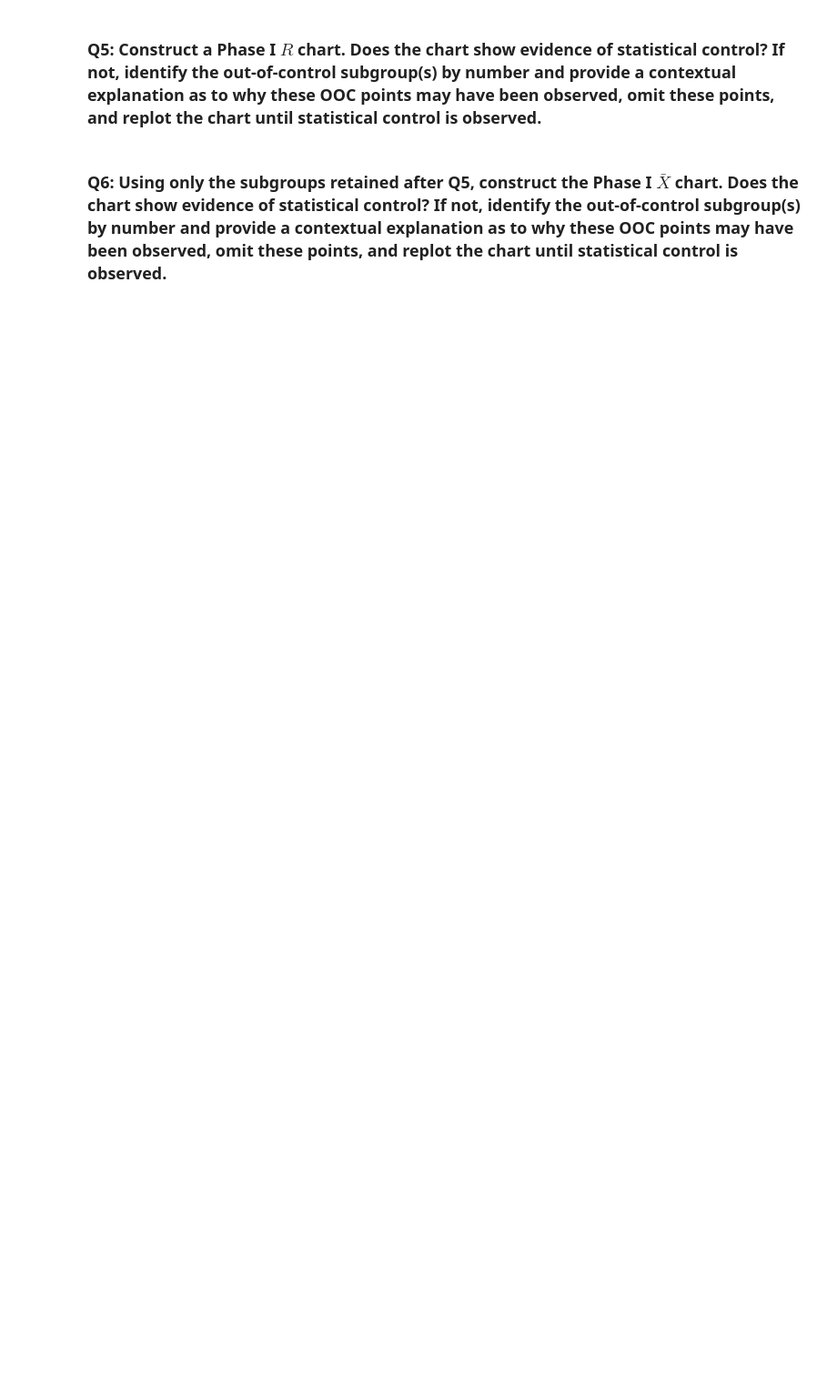
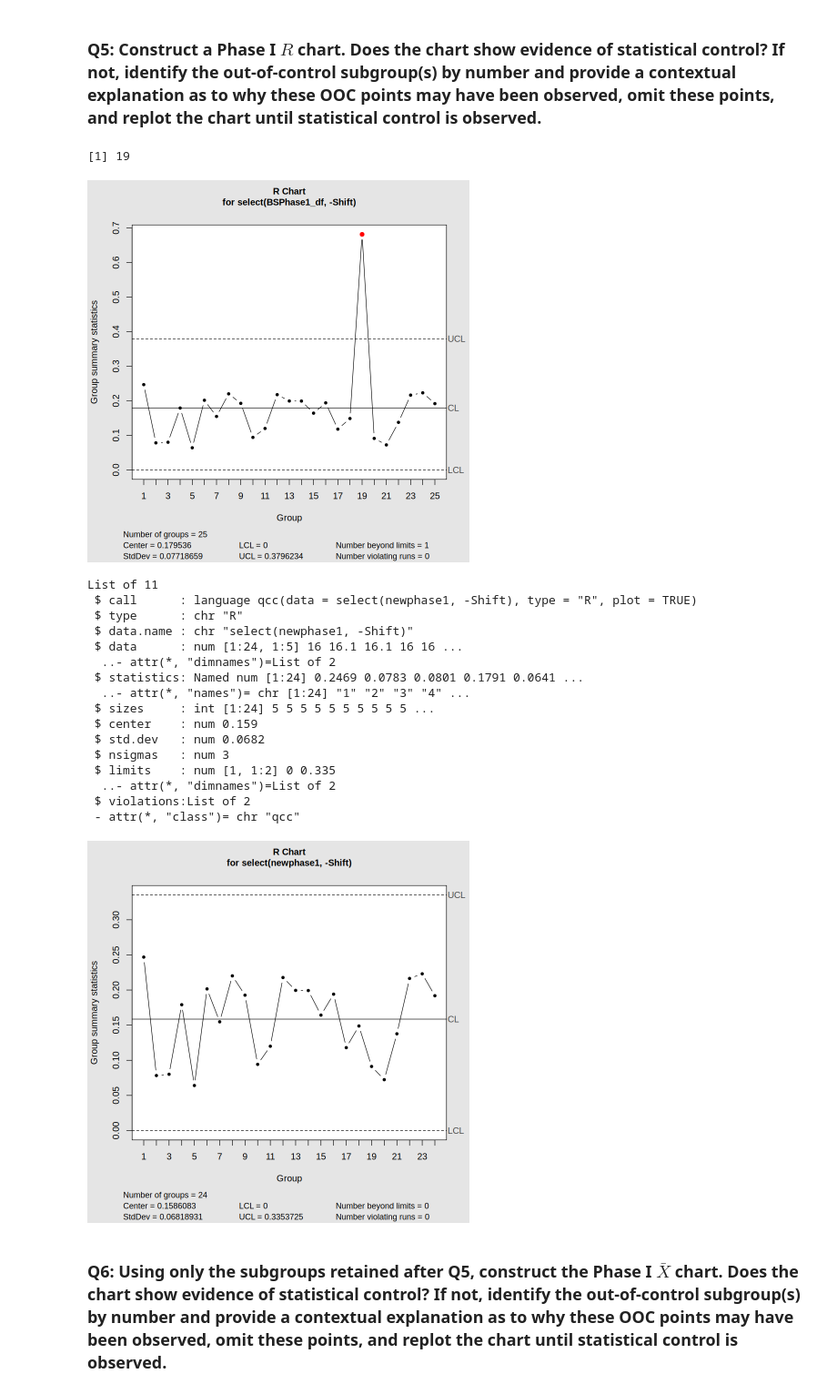
Before and after one commit to DesyneMartinez/STAT-7110-Quality-Control, a Jupyter notebook: Assignments/HW2/STAT-7110-HW2.ipynb, the cells around one changed output. Shown at 91% size. Saved outputs shown, nothing was run; the diff lists cells and outputs as text; code cells hidden in the pictures; blank space fills up the shorter version.

```diff
--- a/Assignments/HW2/STAT-7110-HW2.ipynb
+++ b/Assignments/HW2/STAT-7110-HW2.ipynb
@@ -124,6 +157,42 @@ $ Pour5 <dbl> 16.0762, 16.0499, 16.0694, 16.0306, 15.9968, 16.0919, 16.0022, 1
 ### Q5: Construct a Phase I $R$ chart. Does the chart show evidence of statistical control? If not, identify the out-of-control subgroup(s) by number and provide a contextual explanation as to why these OOC points may have been observed, omit these points, and replot the chart until statistical control is observed.
 # %%
 ## Q5 Code ##
+
+#Generating the Phase1 R chart
+phase1_r <- qcc(BSPhase1_df |> select(-`Shift`),
+                 type = "R",
+                 plot = TRUE)
+
+ooc_indices <- phase1_r$violations$beyond.limits
+print(ooc_indices)
+
+cleanphase1 <- setdiff(1:nrow(BSPhase1_df), ooc_indices)
+newphase1 <- BSPhase1_df[cleanphase1, ]
+
+phase1_Rnew <- qcc(newphase1 |> select(-`Shift`),
+                 type = "R",
+                 plot = TRUE)
+                 (phase1_Rnew)
+# %% [output]
+[1] 19
+[figure, added]
+List of 11
+ $ call      : language qcc(data = select(newphase1, -Shift), type = "R", plot = TRUE)
+ $ type      : chr "R"
+ $ data.name : chr "select(newphase1, -Shift)"
+ $ data      : num [1:24, 1:5] 16 16.1 16.1 16 16 ...
+  ..- attr(*, "dimnames")=List of 2
+ $ statistics: Named num [1:24] 0.2469 0.0783 0.0801 0.1791 0.0641 ...
+  ..- attr(*, "names")= chr [1:24] "1" "2" "3" "4" ...
+ $ sizes     : int [1:24] 5 5 5 5 5 5 5 5 5 5 ...
+ $ center    : num 0.159
+ $ std.dev   : num 0.0682
+ $ nsigmas   : num 3
+ $ limits    : num [1, 1:2] 0 0.335
+  ..- attr(*, "dimnames")=List of 2
+ $ violations:List of 2
+ - attr(*, "class")= chr "qcc"
+[figure, added]
 # %% [markdown]
 ### Q6: Using only the subgroups retained after Q5, construct the Phase I $\bar{X}$ chart. Does the chart show evidence of statistical control? If not, identify the out-of-control subgroup(s) by number and provide a contextual explanation as to why these OOC points may have been observed, omit these points, and replot the chart until statistical control is observed.
 # %%
```
Also changed, not shown: parts of 2 cells of this notebook.
